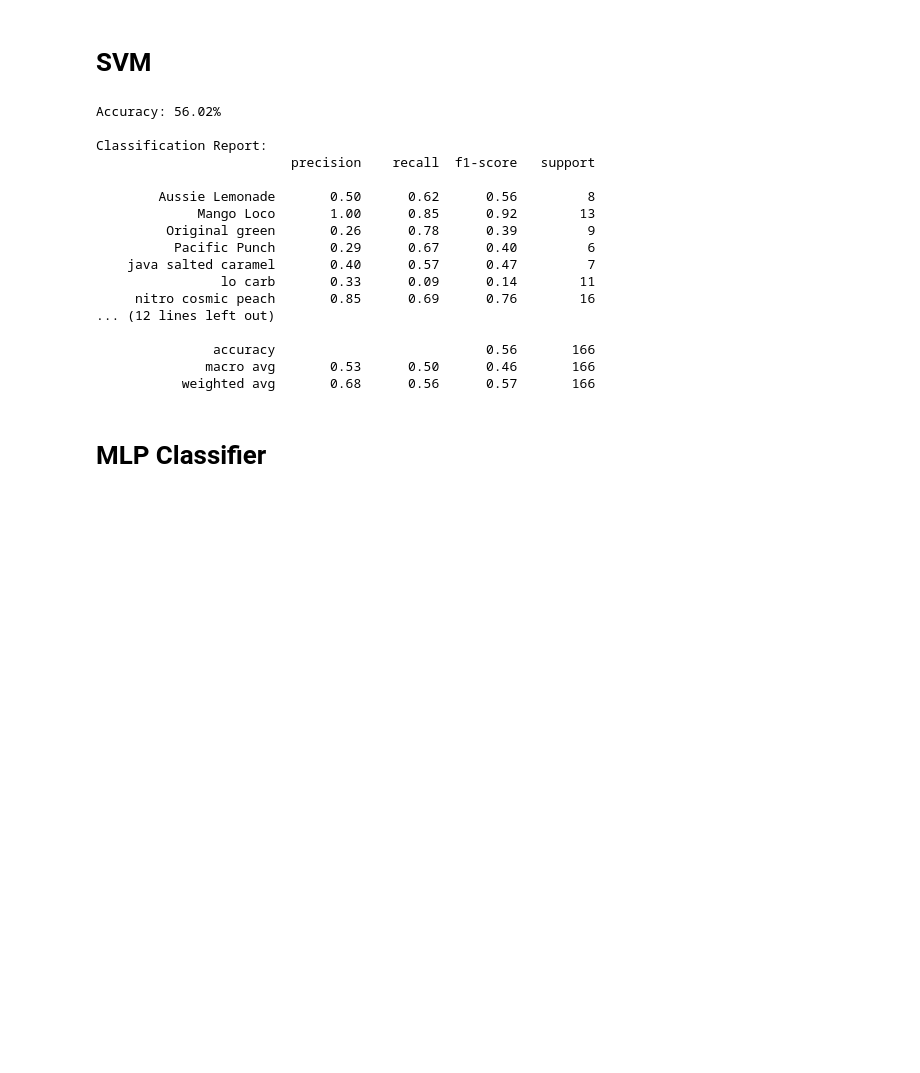
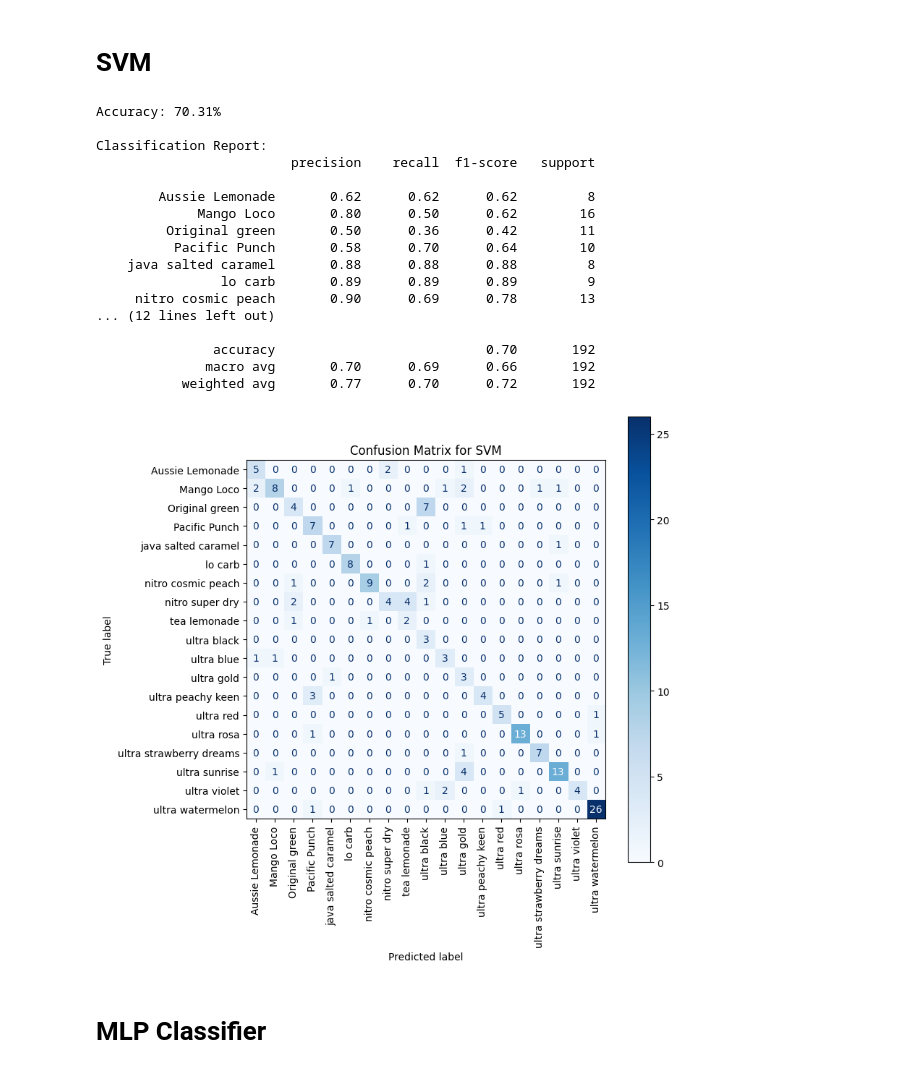
Before and after one commit to MartinaPanini/MonsterRecognition, a Jupyter notebook: solution1/color_classification.ipynb, the cells around one changed output. Saved outputs shown, nothing was run; the diff lists cells and outputs as text; code cells hidden in the pictures; blank space fills up the shorter version.

```diff
--- a/solution1/color_classification.ipynb
+++ b/solution1/color_classification.ipynb
@@ -77,7 +93,7 @@ label_encoder = LabelEncoder()
 y_encoded = label_encoder.fit_transform(y)
 
 # Dividi il dataset in training e testing (80% training, 20% test)
-X_train, X_test, y_train, y_test = train_test_split(X, y_encoded, test_size=0.5, random_state=42)
+X_train, X_test, y_train, y_test = train_test_split(X, y_encoded, test_size=0.3, random_state=42)
 
 # Crea il modello Random Forest
 model = SVC(kernel='linear', random_state=42)
@@ -95,25 +111,41 @@ print(f"Accuracy: {accuracy * 100:.2f}%")
 # Report di classificazione per maggiori dettagli sulle performance
 print("\nClassification Report:")
 print(classification_report(y_test, y_pred, labels=label_encoder.transform(label_encoder.classes_),
-                            target_names=label_encoder.classes_))
+                            target_names=label_encoder.classes_, zero_division=0))
 # %% [output]
-Accuracy: 56.02%
+Accuracy: 70.31%
 
 Classification Report:
                          precision    recall  f1-score   support
 
-        Aussie Lemonade       0.50      0.62      0.56         8
-             Mango Loco       1.00      0.85      0.92        13
-         Original green       0.26      0.78      0.39         9
-          Pacific Punch       0.29      0.67      0.40         6
-    java salted caramel       0.40      0.57      0.47         7
-                lo carb       0.33      0.09      0.14        11
-     nitro cosmic peach       0.85      0.69      0.76        16
+        Aussie Lemonade       0.62      0.62      0.62         8
+             Mango Loco       0.80      0.50      0.62        16
+         Original green       0.50      0.36      0.42        11
+          Pacific Punch       0.58      0.70      0.64        10
+    java salted caramel       0.88      0.88      0.88         8
+                lo carb       0.89      0.89      0.89         9
+     nitro cosmic peach       0.90      0.69      0.78        13
 ... (12 lines left out)
 
-               accuracy                           0.56       166
-              macro avg       0.53      0.50      0.46       166
-           weighted avg       0.68      0.56      0.57       166
+               accuracy                           0.70       192
+              macro avg       0.70      0.69      0.66       192
+           weighted avg       0.77      0.70      0.72       192
+# %%
+from sklearn.metrics import confusion_matrix, ConfusionMatrixDisplay
+
+import matplotlib.pyplot as plt
+# Compute the confusion matrix
+cm = confusion_matrix(y_test, y_pred)
+
+# Display the confusion matrix
+disp = ConfusionMatrixDisplay(confusion_matrix=cm, display_labels=label_encoder.classes_)
+fig, ax = plt.subplots(figsize=(8, 8))  # Increase the size of the plot
+disp.plot(cmap=plt.cm.Blues, ax=ax)
+plt.title('Confusion Matrix for SVM')
+plt.xticks(rotation=90)  # Rotate x-axis labels to vertical
+plt.show()
+# %% [output]
+[figure, added]
 # %% [markdown]
 # MLP Classifier
 # %%
```
Also changed, not shown: parts of 4 cells of this notebook, 48 other files.
